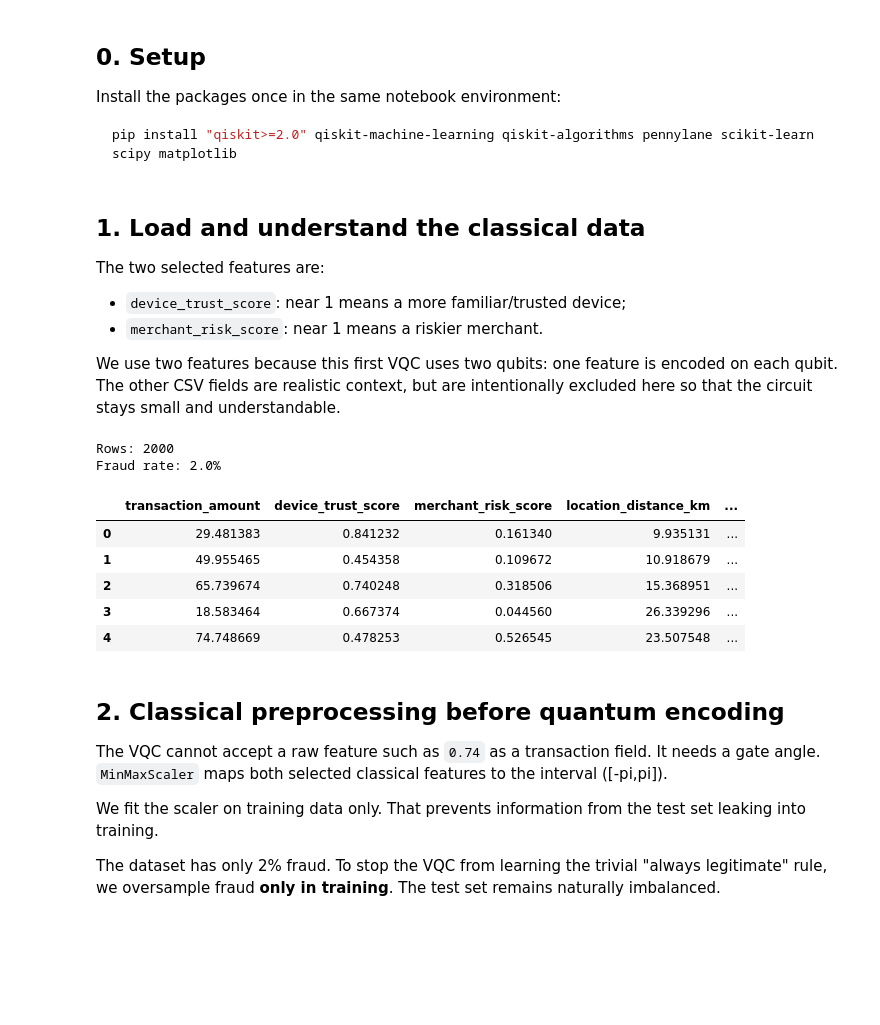
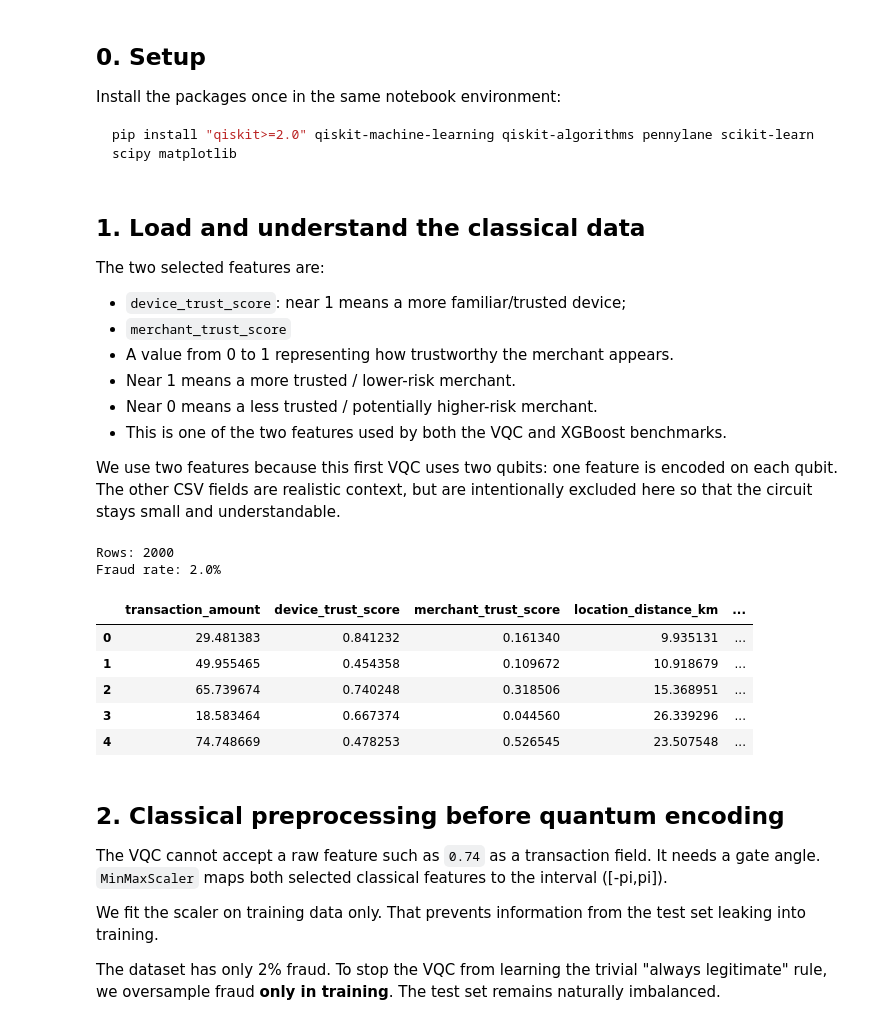
Before and after one commit to asmitaece88/quantum_codes, a Jupyter notebook: Hybrid_classification/quantum_vqc_fraud_detection.ipynb, the cells around one changed output. Saved outputs shown, nothing was run; the diff lists cells and outputs as text; code cells hidden in the pictures; blank space fills up the shorter version.

Commit message:
fix: align merchant trust feature and project dependencies

```diff
--- a/Hybrid_classification/quantum_vqc_fraud_detection.ipynb
+++ b/Hybrid_classification/quantum_vqc_fraud_detection.ipynb
@@ -75,21 +46,25 @@ DATA_PATH = "fraud_detection_dataset.csv"
 The two selected features are:
 
 - `device_trust_score`: near 1 means a more familiar/trusted device;
-- `merchant_risk_score`: near 1 means a riskier merchant.
+- `merchant_trust_score`
+- A value from 0 to 1 representing how trustworthy the merchant appears.
+- Near 1 means a more trusted / lower-risk merchant.
+- Near 0 means a less trusted / potentially higher-risk merchant.
+- This is one of the two features used by both the VQC and XGBoost benchmarks.
 
 We use two features because this first VQC uses two qubits: one feature is encoded on each qubit. The other CSV fields are realistic context, but are intentionally excluded here so that the circuit stays small and understandable.
 # %%
 df = pd.read_csv(DATA_PATH)
-FEATURES = ["device_trust_score", "merchant_risk_score"]
+FEATURES = ["device_trust_score", "merchant_trust_score"]
 TARGET = "fraud"
 
 print("Rows:", len(df))
 print("Fraud rate:", f"{df[TARGET].mean():.1%}")
 display(df.head())
 # %% [output]
 Rows: 2000
 Fraud rate: 2.0%
-|  | transaction_amount | device_trust_score | merchant_risk_score | location_distance_km | ... |
+|  | transaction_amount | device_trust_score | merchant_trust_score | location_distance_km | ... |
 | 0 | 29.481383 | 0.841232 | 0.161340 | 9.935131 | ... |
 | 1 | 49.955465 | 0.454358 | 0.109672 | 10.918679 | ... |
 | 2 | 65.739674 | 0.740248 | 0.318506 | 15.368951 | ... |
```
Also changed, not shown: parts of 20 cells of this notebook, 2 other files.
